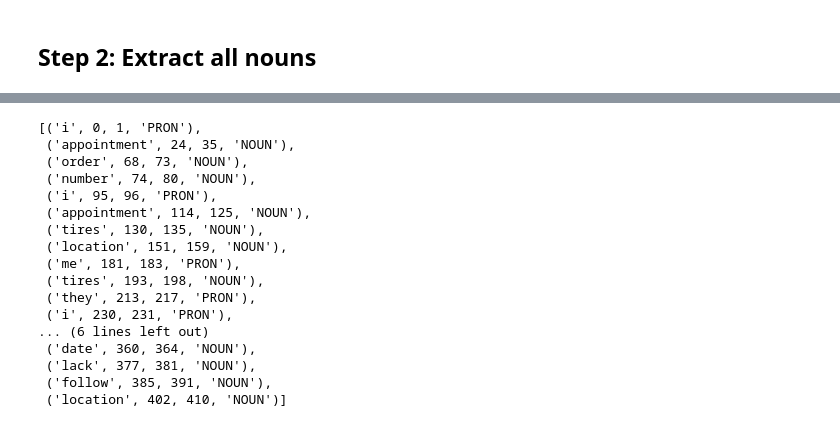
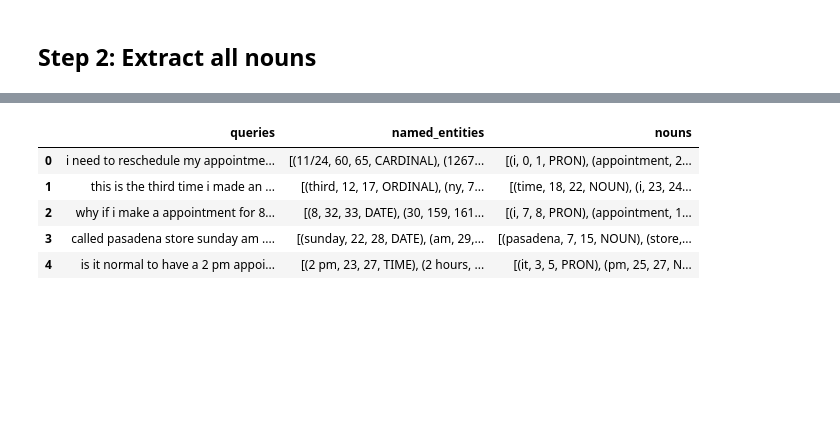
Before and after one commit to SocialSharma/named_entity_recognition, a Jupyter notebook: entity_extraction_v1.ipynb, the cells around one changed output, grey strips where cells are left out. Cells and saved outputs as stored; diff of their text form; code cells hidden in the pictures; blank space fills up the shorter version.

```diff
--- a/entity_extraction_v1.ipynb
+++ b/entity_extraction_v1.ipynb
@@ -72,7 +79,6 @@ display(mini_entity_df)
 def extract_nouns(query):
     keep_pos = ['PRON', 'PROPN', 'NOUN']
     return [(tok.text, tok.idx, tok.idx+len(tok.text), tok.pos_) for tok in nlp(query) if tok.pos_ in keep_pos]
+
+def add_nouns(df):
+    df['nouns'] = df['queries'].apply(extract_nouns)
-# %%
-def add_nouns(df=entity_df):
-    df['nouns'] = df['queries'].apply(extract_nouns)
-add_nouns(mini_entity_df)
@@ -152,21 +85,10 @@ extract_nouns(q)
-# %%
-keep_pos = ['PRON', 'PROPN', 'NOUN']
-[(tok.text, tok.idx, tok.idx+len(tok.text), tok.pos_) for tok in doc if tok.pos_ in keep_pos]
-# %% [output]
-[('i', 0, 1, 'PRON'),
- ('appointment', 24, 35, 'NOUN'),
- ('order', 68, 73, 'NOUN'),
- ('number', 74, 80, 'NOUN'),
- ('i', 95, 96, 'PRON'),
- ('appointment', 114, 125, 'NOUN'),
- ('tires', 130, 135, 'NOUN'),
- ('location', 151, 159, 'NOUN'),
- ('me', 181, 183, 'PRON'),
- ('tires', 193, 198, 'NOUN'),
- ('they', 213, 217, 'PRON'),
- ('i', 230, 231, 'PRON'),
-... (6 lines left out)
- ('date', 360, 364, 'NOUN'),
- ('lack', 377, 381, 'NOUN'),
- ('follow', 385, 391, 'NOUN'),
- ('location', 402, 410, 'NOUN')]
+# %%
+add_nouns(df)
+display(df)
+# %% [output]
+|  | queries | named_entities | nouns |
+| 0 | i need to reschedule my appointme... | [(11/24, 60, 65, CARDINAL), (1267... | [(i, 0, 1, PRON), (appointment, 2... |
+| 1 | this is the third time i made an ... | [(third, 12, 17, ORDINAL), (ny, 7... | [(time, 18, 22, NOUN), (i, 23, 24... |
+| 2 | why if i make a appointment for 8... | [(8, 32, 33, DATE), (30, 159, 161... | [(i, 7, 8, PRON), (appointment, 1... |
+| 3 | called pasadena store sunday am .... | [(sunday, 22, 28, DATE), (am, 29,... | [(pasadena, 7, 15, NOUN), (store,... |
+| 4 | is it normal to have a 2 pm appoi... | [(2 pm, 23, 27, TIME), (2 hours, ... | [(it, 3, 5, PRON), (pm, 25, 27, N... |
```
Also changed, not shown: parts of 31 cells of this notebook.
